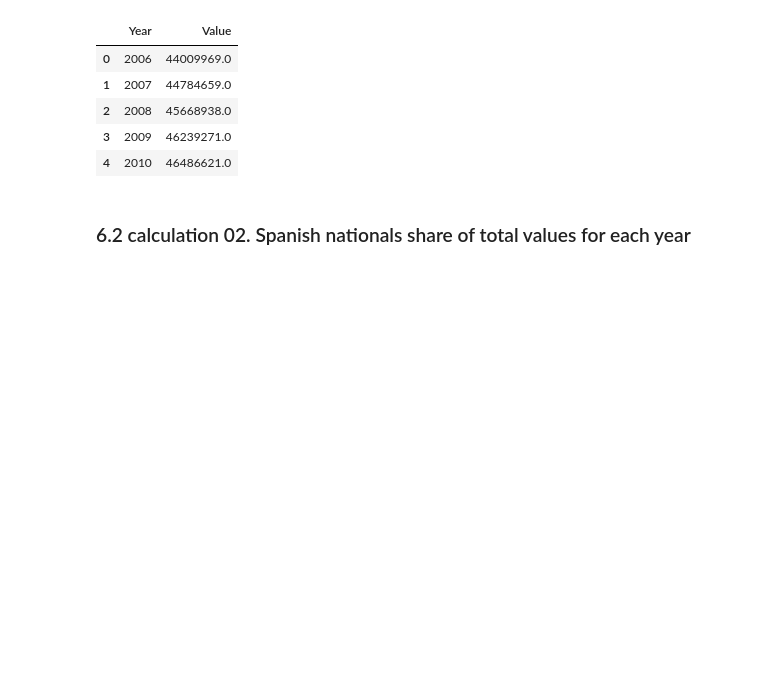
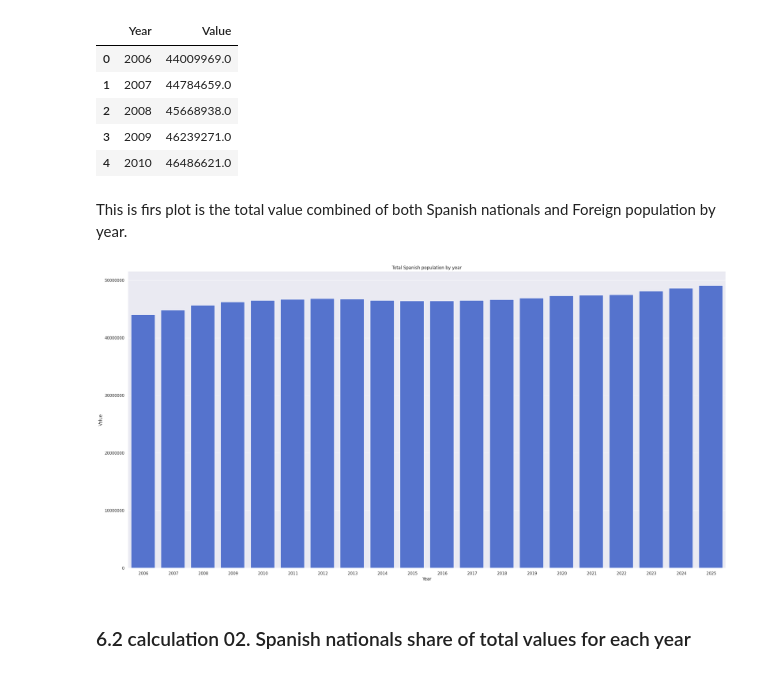
Before and after one commit to Pablo-source/ML-using-Python, a Jupyter notebook: Seaborn_gallery/02_percent_barplot_population_nationality.ipynb, the cells around one changed output. Saved outputs shown, nothing was run; the diff lists cells and outputs as text; code cells hidden in the pictures; blank space fills up the shorter version.

Commit message:
Created totakl population and Spanish share of total population

```diff
--- a/Seaborn_gallery/02_percent_barplot_population_nationality.ipynb
+++ b/Seaborn_gallery/02_percent_barplot_population_nationality.ipynb
@@ -391,3 +391,5 @@ total.head()
 | 2 | 2008 | 45668938.0 |
 | 3 | 2009 | 46239271.0 |
 | 4 | 2010 | 46486621.0 |
+# %% [markdown]
+This is firs plot is the total value combined of both Spanish nationals and Foreign population by year.
@@ -394,2 +398,13 @@ total.head()
+# %%
+sns.set_theme()
+fig = plt.figure(figsize=(30, 15))
+axs = fig.add_subplot(1, 1, 1)
+spanish_share = sns.barplot(x = "Year", y = "Value", data = total, color = 'royalblue'). set_title("Total Spanish population by year")
+formatter = ScalarFormatter()
+formatter.set_scientific(False)
+axs.yaxis.set_major_formatter(formatter)
+plt.show()
+# %% [output]
+[figure, added]
 # %% [markdown]
 ### 6.2 calculation 02. Spanish nationals share of total values for each year
```
Also changed, not shown: parts of 5 cells of this notebook.
